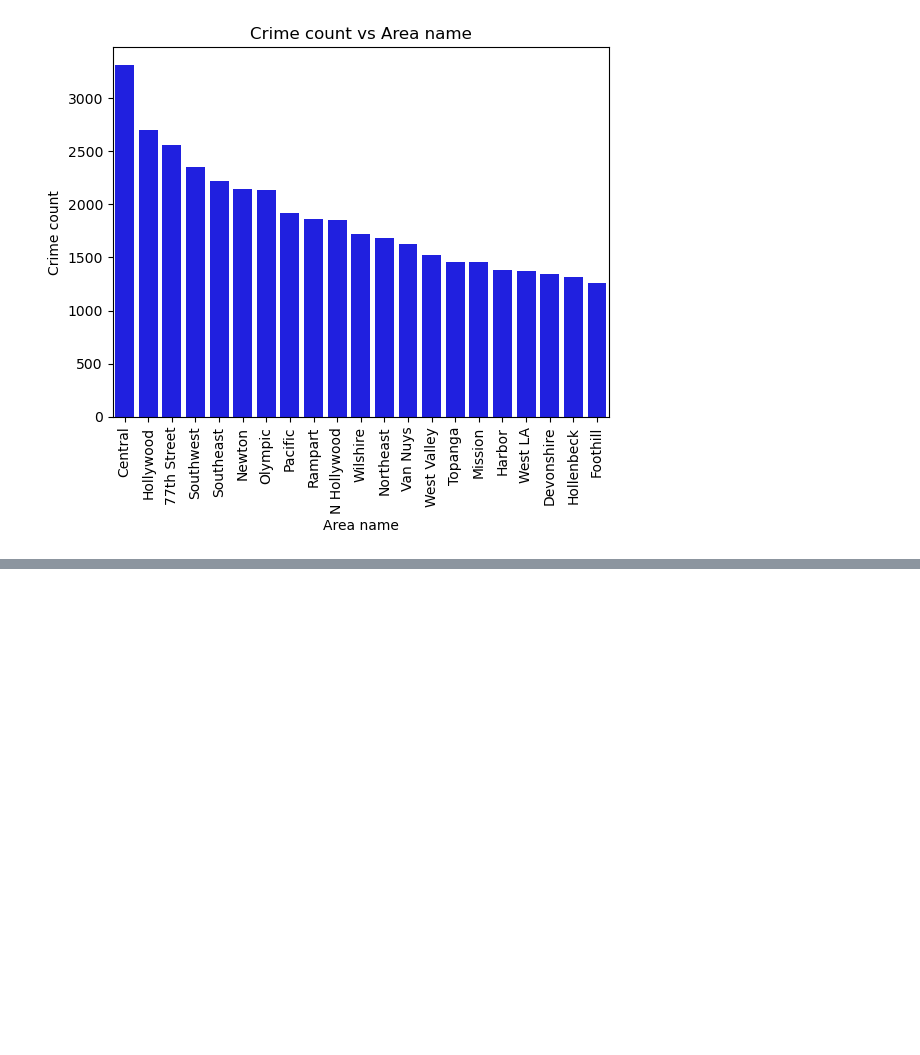
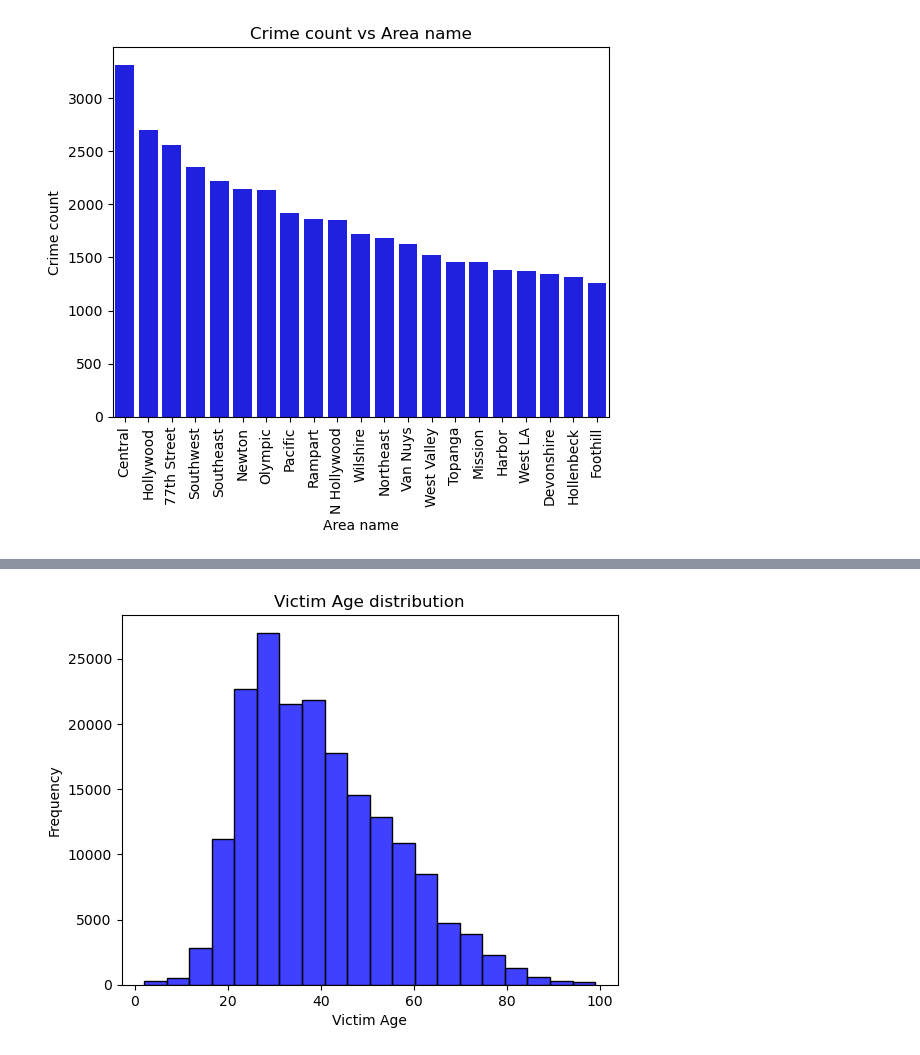
Before and after one commit to Viskuit/Python_Project.Analyzing_Crime_in_Los_Angeles, a Jupyter notebook: notebook.ipynb, the cells around one changed output, grey strips where cells are left out. Saved outputs shown, nothing was run; the diff lists cells and outputs as text; code cells hidden in the pictures; blank space fills up the shorter version.

```diff
--- a/notebook.ipynb
+++ b/notebook.ipynb
@@ -197,0 +262,9 @@ plt.show()
+# %%
+# Let's check the distribution of the "Vict Age" column
+sns.histplot(data=crimes, x="Vict Age", bins=20, color="blue")
+plt.title("Victim Age distribution")
+plt.ylabel("Frequency")
+plt.xlabel("Victim Age")
+plt.show()
+# %% [output]
+[figure, added]
```
Also changed, not shown: parts of 10 cells of this notebook, 1 other file.
